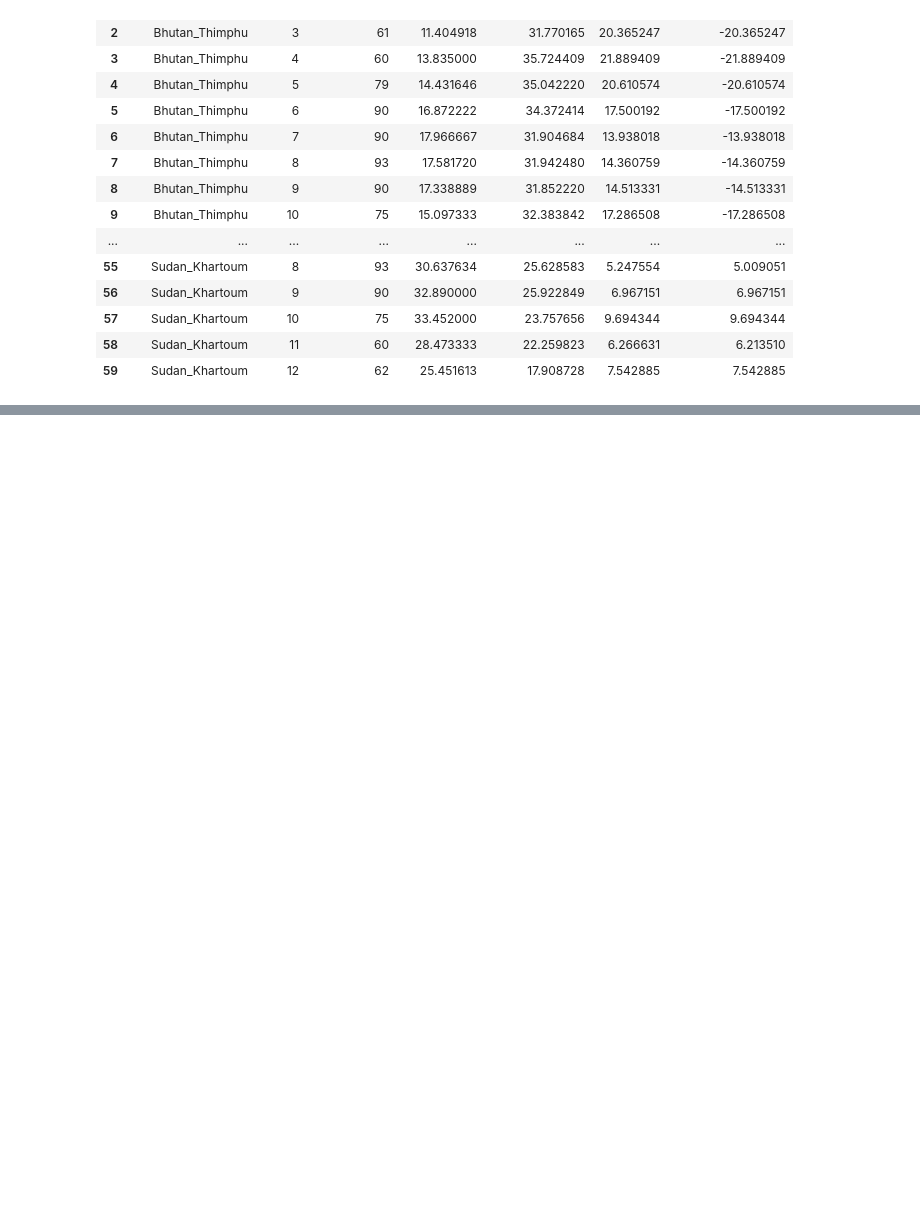
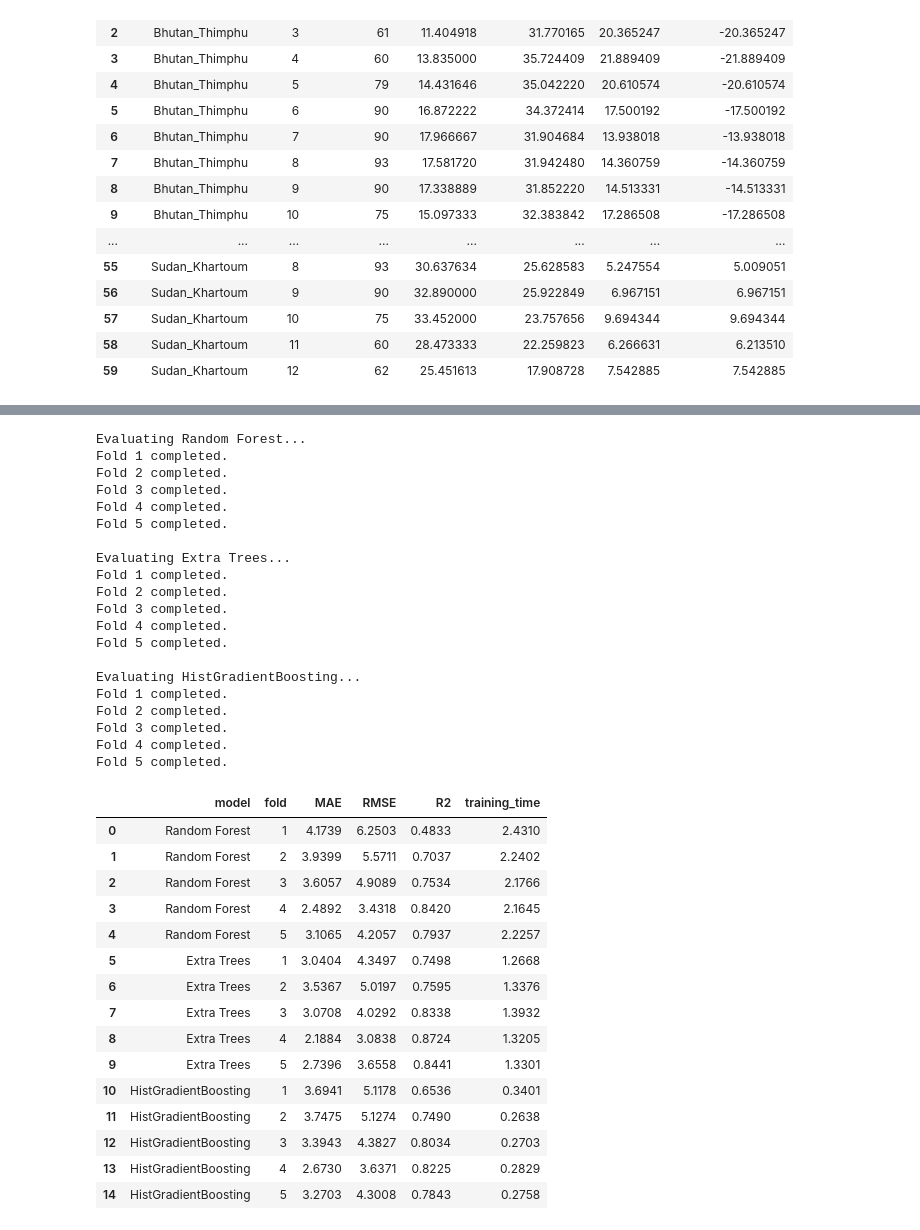
Before and after one commit to MosabOs/climate-geospatial-ml, a Jupyter notebook: notebooks/06_model_improvement.ipynb, the cells around one changed output, grey strips where cells are left out. Cells and saved outputs as stored; diff of their text form; code cells hidden in the pictures; blank space fills up the shorter version.

```diff
--- a/notebooks/06_model_improvement.ipynb
+++ b/notebooks/06_model_improvement.ipynb
@@ -1261,0 +1503,77 @@ display(
+# %%
+comparison_results = []
+
+for model_name, model in models.items():
+
+    print(f"\nEvaluating {model_name}...")
+
+    for fold, (fold_train_idx, fold_val_idx) in enumerate(
+        group_kfold.split(X_train_cv, y_train_cv, groups_train_cv),
+        start=1
+    ):
+
+        X_fold_train = X_train_cv.iloc[fold_train_idx]
+        X_fold_val = X_train_cv.iloc[fold_val_idx]
+
+        y_fold_train = y_train_cv.iloc[fold_train_idx]
+        y_fold_val = y_train_cv.iloc[fold_val_idx]
+
+        start_time = time.time()
+
+        model.fit(X_fold_train, y_fold_train)
+
+        training_time = time.time() - start_time
+
+        predictions = model.predict(X_fold_val)
+
+        comparison_results.append({
+            "model": model_name,
+            "fold": fold,
+            "MAE": mean_absolute_error(y_fold_val, predictions),
+            "RMSE": np.sqrt(mean_squared_error(y_fold_val, predictions)),
+            "R2": r2_score(y_fold_val, predictions),
+            "training_time": training_time
+        })
+
+        print(f"Fold {fold} completed.")
+
+comparison_results_df = pd.DataFrame(comparison_results)
+
+display(comparison_results_df.round(4))
+# %% [output]
+Evaluating Random Forest...
+Fold 1 completed.
+Fold 2 completed.
+Fold 3 completed.
+Fold 4 completed.
+Fold 5 completed.
+
+Evaluating Extra Trees...
+Fold 1 completed.
+Fold 2 completed.
+Fold 3 completed.
+Fold 4 completed.
+Fold 5 completed.
+
+Evaluating HistGradientBoosting...
+Fold 1 completed.
+Fold 2 completed.
+Fold 3 completed.
+Fold 4 completed.
+Fold 5 completed.
+|  | model | fold | MAE | RMSE | R2 | training_time |
+| 0 | Random Forest | 1 | 4.1739 | 6.2503 | 0.4833 | 2.4310 |
+| 1 | Random Forest | 2 | 3.9399 | 5.5711 | 0.7037 | 2.2402 |
+| 2 | Random Forest | 3 | 3.6057 | 4.9089 | 0.7534 | 2.1766 |
+| 3 | Random Forest | 4 | 2.4892 | 3.4318 | 0.8420 | 2.1645 |
+| 4 | Random Forest | 5 | 3.1065 | 4.2057 | 0.7937 | 2.2257 |
+| 5 | Extra Trees | 1 | 3.0404 | 4.3497 | 0.7498 | 1.2668 |
+| 6 | Extra Trees | 2 | 3.5367 | 5.0197 | 0.7595 | 1.3376 |
+| 7 | Extra Trees | 3 | 3.0708 | 4.0292 | 0.8338 | 1.3932 |
+| 8 | Extra Trees | 4 | 2.1884 | 3.0838 | 0.8724 | 1.3205 |
+| 9 | Extra Trees | 5 | 2.7396 | 3.6558 | 0.8441 | 1.3301 |
+| 10 | HistGradientBoosting | 1 | 3.6941 | 5.1178 | 0.6536 | 0.3401 |
+| 11 | HistGradientBoosting | 2 | 3.7475 | 5.1274 | 0.7490 | 0.2638 |
+| 12 | HistGradientBoosting | 3 | 3.3943 | 4.3827 | 0.8034 | 0.2703 |
+| 13 | HistGradientBoosting | 4 | 2.6730 | 3.6371 | 0.8225 | 0.2829 |
+| 14 | HistGradientBoosting | 5 | 3.2703 | 4.3008 | 0.7843 | 0.2758 |
```
Also changed, not shown: parts of 46 cells of this notebook.
